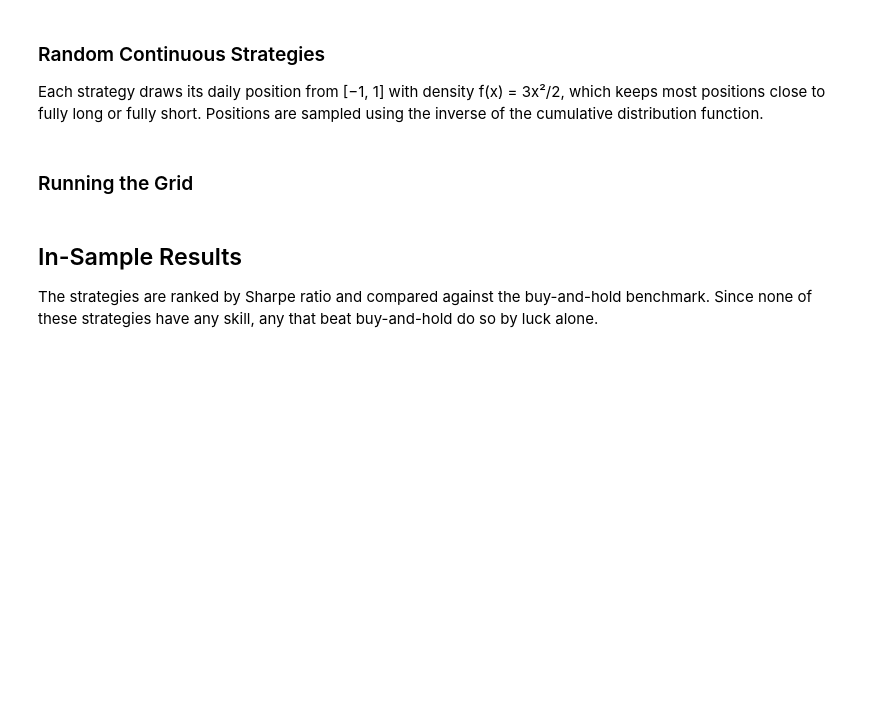
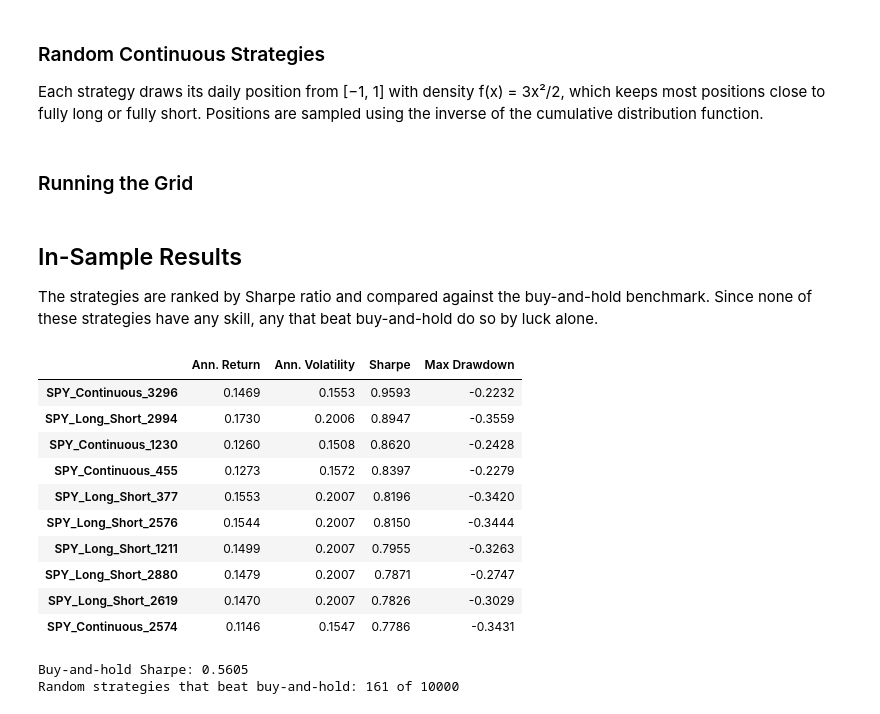
Before and after one commit to coltondonaldson/Undergraduate-Research---False-Discoveries-in-Backtested-Trading-Strategies, a Jupyter notebook: notebooks/02_strategy_grid.ipynb, the cells around one changed output. Saved outputs shown, nothing was run; the diff lists cells and outputs as text; code cells hidden in the pictures; blank space fills up the shorter version.

```diff
--- a/notebooks/02_strategy_grid.ipynb
+++ b/notebooks/02_strategy_grid.ipynb
@@ -134,7 +144,7 @@ The grid currently contains two families of random strategies, which have no ski
 # %%
 # Setting a fixed random seed so the random strategies are the same every run
-rng = np.random.default_rng(81604)
-n_strategies = 1000
+rng = np.random.default_rng(8162004)
+n_strategies = 5000
 # %% [markdown]
 ### Random Long/Short Strategies
 
@@ -176,14 +186,29 @@ results_df = pd.DataFrame(results).T
 
 The strategies are ranked by Sharpe ratio and compared against the buy-and-hold benchmark. Since none of these strategies have any skill, any that beat buy-and-hold do so by luck alone.
 # %%
-# Top 20 strategies by Sharpe ratio
-results_df.sort_values('Sharpe', ascending=False).head(20).round(4)
+# Top 10 strategies by Sharpe ratio
+results_df.sort_values('Sharpe', ascending=False).head(10).round(4)
+# %% [output]
+|  | Ann. Return | Ann. Volatility | Sharpe | Max Drawdown |
+| SPY_Continuous_3296 | 0.1469 | 0.1553 | 0.9593 | -0.2232 |
+| SPY_Long_Short_2994 | 0.1730 | 0.2006 | 0.8947 | -0.3559 |
+| SPY_Continuous_1230 | 0.1260 | 0.1508 | 0.8620 | -0.2428 |
+| SPY_Continuous_455 | 0.1273 | 0.1572 | 0.8397 | -0.2279 |
+| SPY_Long_Short_377 | 0.1553 | 0.2007 | 0.8196 | -0.3420 |
+| SPY_Long_Short_2576 | 0.1544 | 0.2007 | 0.8150 | -0.3444 |
+| SPY_Long_Short_1211 | 0.1499 | 0.2007 | 0.7955 | -0.3263 |
+| SPY_Long_Short_2880 | 0.1479 | 0.2007 | 0.7871 | -0.2747 |
+| SPY_Long_Short_2619 | 0.1470 | 0.2007 | 0.7826 | -0.3029 |
+| SPY_Continuous_2574 | 0.1146 | 0.1547 | 0.7786 | -0.3431 |
 # %%
 # How many random strategies beat buy-and-hold
-bh_sharpe = sharpe_ratio(SPY_bh_returns)
-n_beat = (results_df['Sharpe'] > bh_sharpe).sum()
-print(f'Buy-and-hold Sharpe: {bh_sharpe:.4f}')
+SPY_bh_sharpe = sharpe_ratio(SPY_bh_returns)
+n_beat = (results_df['Sharpe'] > SPY_bh_sharpe).sum()
+print(f'Buy-and-hold Sharpe: {SPY_bh_sharpe:.4f}')
 print(f'Random strategies that beat buy-and-hold: {n_beat} of {len(results_df)}')
+# %% [output]
+Buy-and-hold Sharpe: 0.5605
+Random strategies that beat buy-and-hold: 161 of 10000
 # %%
 # Distribution of Sharpe ratios for each random family
 plt.figure(figsize=(12, 6))
```
Also changed, not shown: parts of 9 cells of this notebook, 1 other file.
